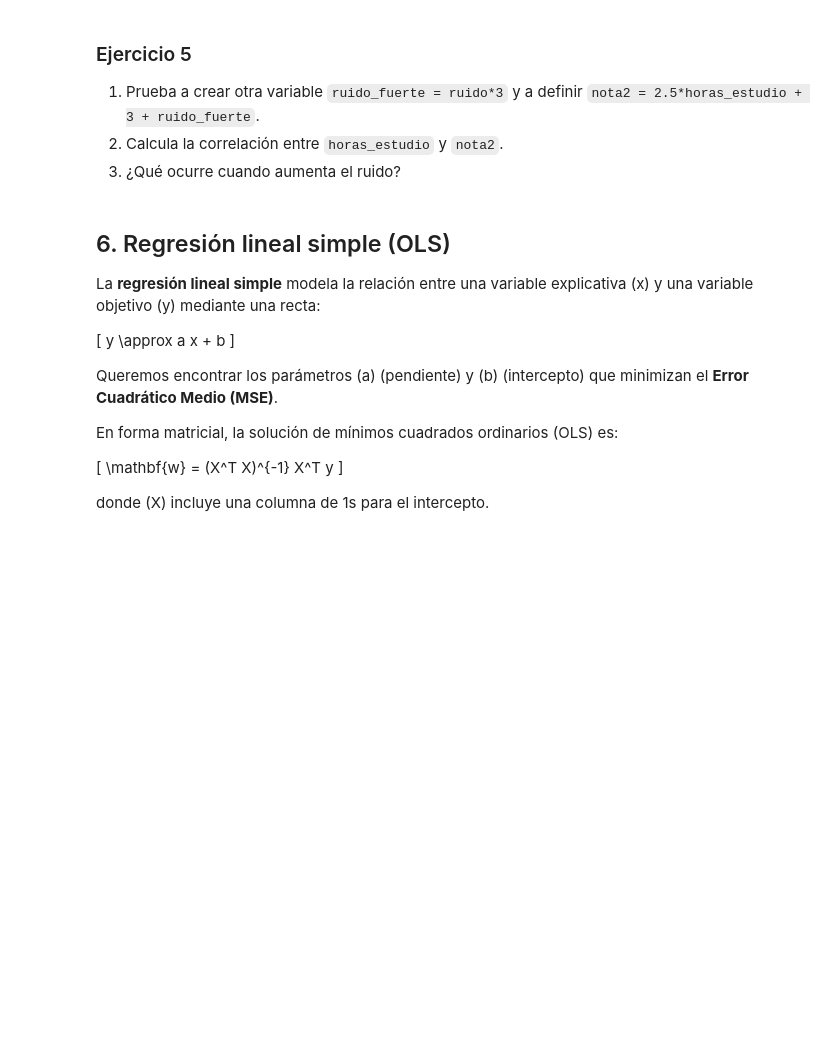
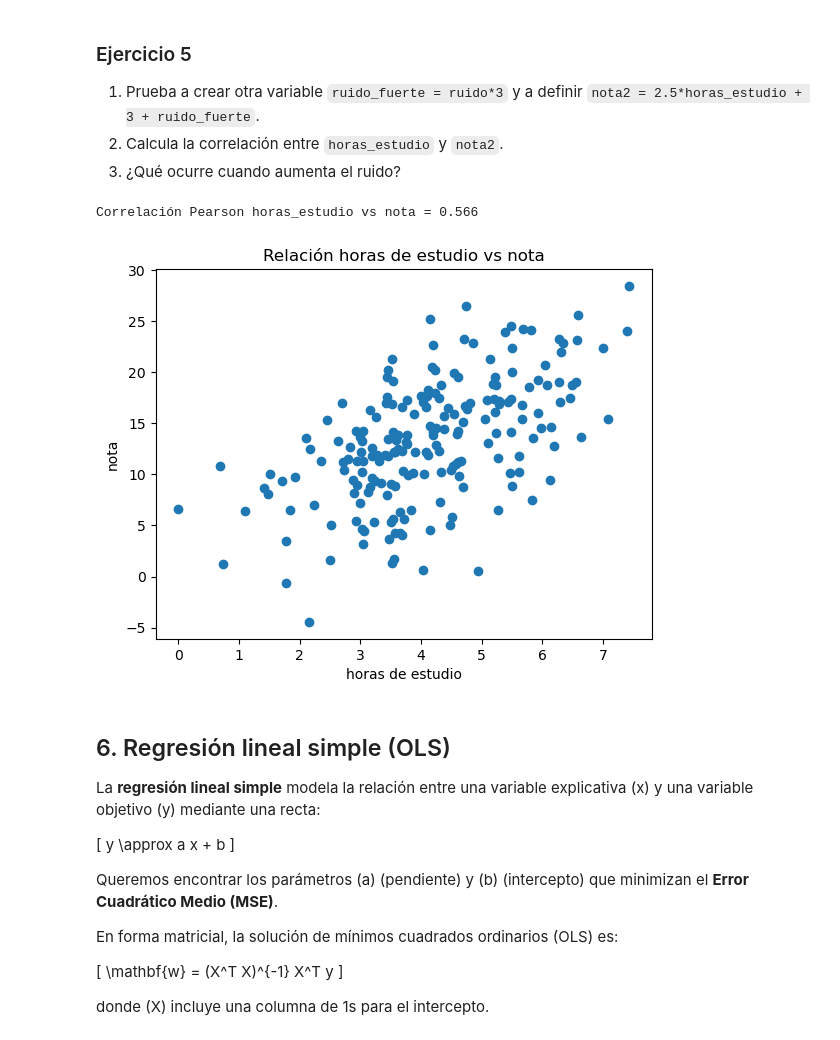
Before and after one commit to abrahajam/BIG-DATA-E-IA, a Jupyter notebook: Fundamentos/4.Fundamentos_Estadistica_DS.ipynb, the cells around one changed output. Cells and saved outputs as stored; diff of their text form; code cells hidden in the pictures; blank space fills up the shorter version.

```diff
--- a/Fundamentos/4.Fundamentos_Estadistica_DS.ipynb
+++ b/Fundamentos/4.Fundamentos_Estadistica_DS.ipynb
@@ -239,6 +256,30 @@ plt.show()
 1. Prueba a crear otra variable `ruido_fuerte = ruido*3` y a definir `nota2 = 2.5*horas_estudio + 3 + ruido_fuerte`.
 2. Calcula la correlación entre `horas_estudio` y `nota2`.
 3. ¿Qué ocurre cuando aumenta el ruido?
+# %%
+
+# Dataset sintético: horas de estudio y nota
+rng = np.random.default_rng(123)
+N = 200
+horas_estudio = rng.normal(4, 1.5, size=N).clip(0, None)
+ruido_fuerte = ruido*3
+ruido = rng.normal(0, 1.5, size=N)
+nota = 2.5*horas_estudio + 3 + ruido
+nota2 = 2.5*horas_estudio + 3 + ruido_fuerte
+
+df = pd.DataFrame({"horas_estudio": horas_estudio, "nota": nota2})
+
+corr = df["horas_estudio"].corr(df["nota"])
+print("Correlación Pearson horas_estudio vs nota =", round(corr, 3))
+
+plt.figure()
+plt.scatter(df["horas_estudio"], df["nota"])
+plt.title("Relación horas de estudio vs nota")
+plt.xlabel("horas de estudio"); plt.ylabel("nota")
+plt.show()
+# %% [output]
+Correlación Pearson horas_estudio vs nota = 0.566
+[figure, added]
 # %% [markdown]
 
 ## 6. Regresión lineal simple (OLS)
```
Also changed, not shown: parts of 4 cells of this notebook.
